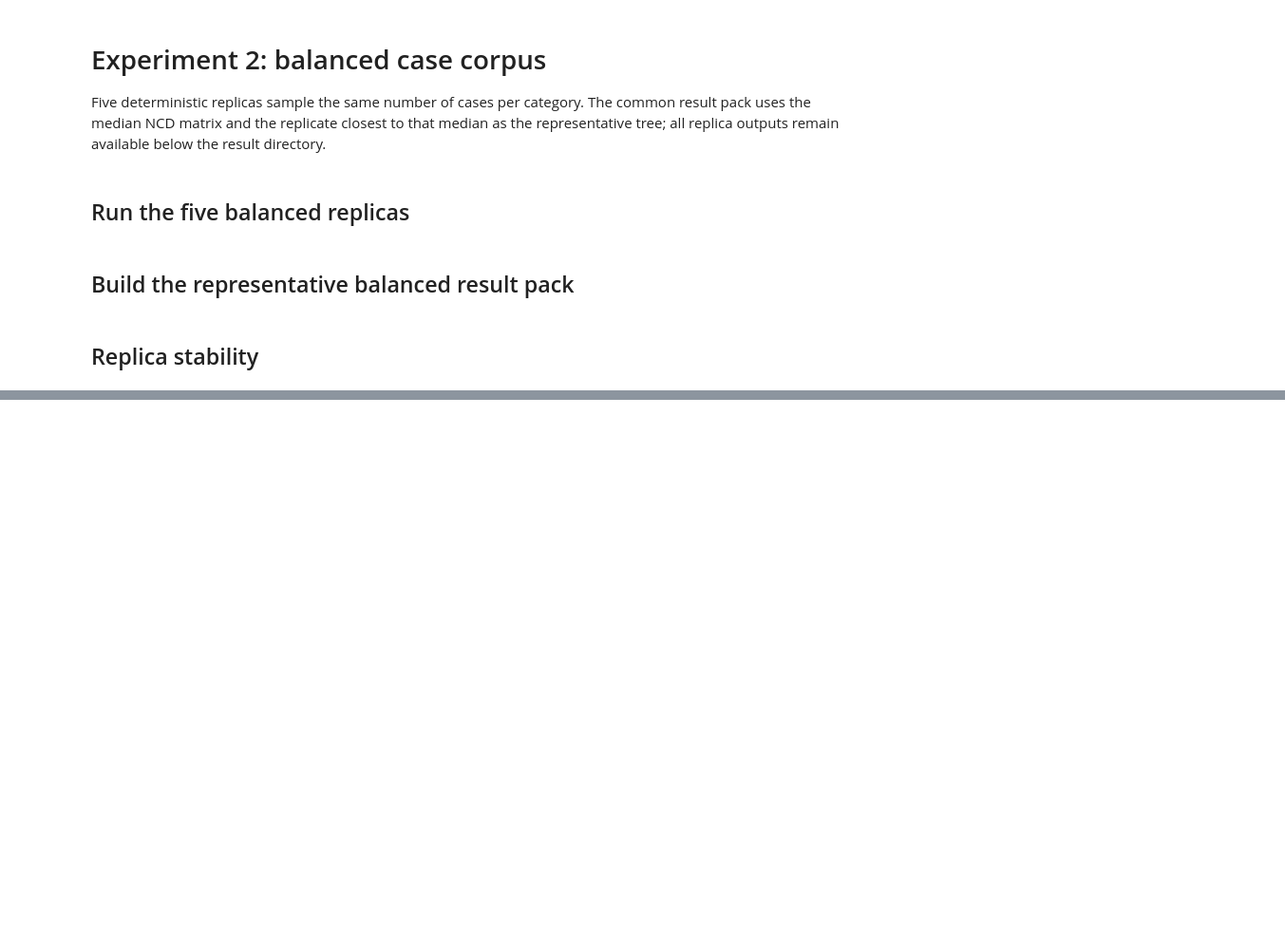
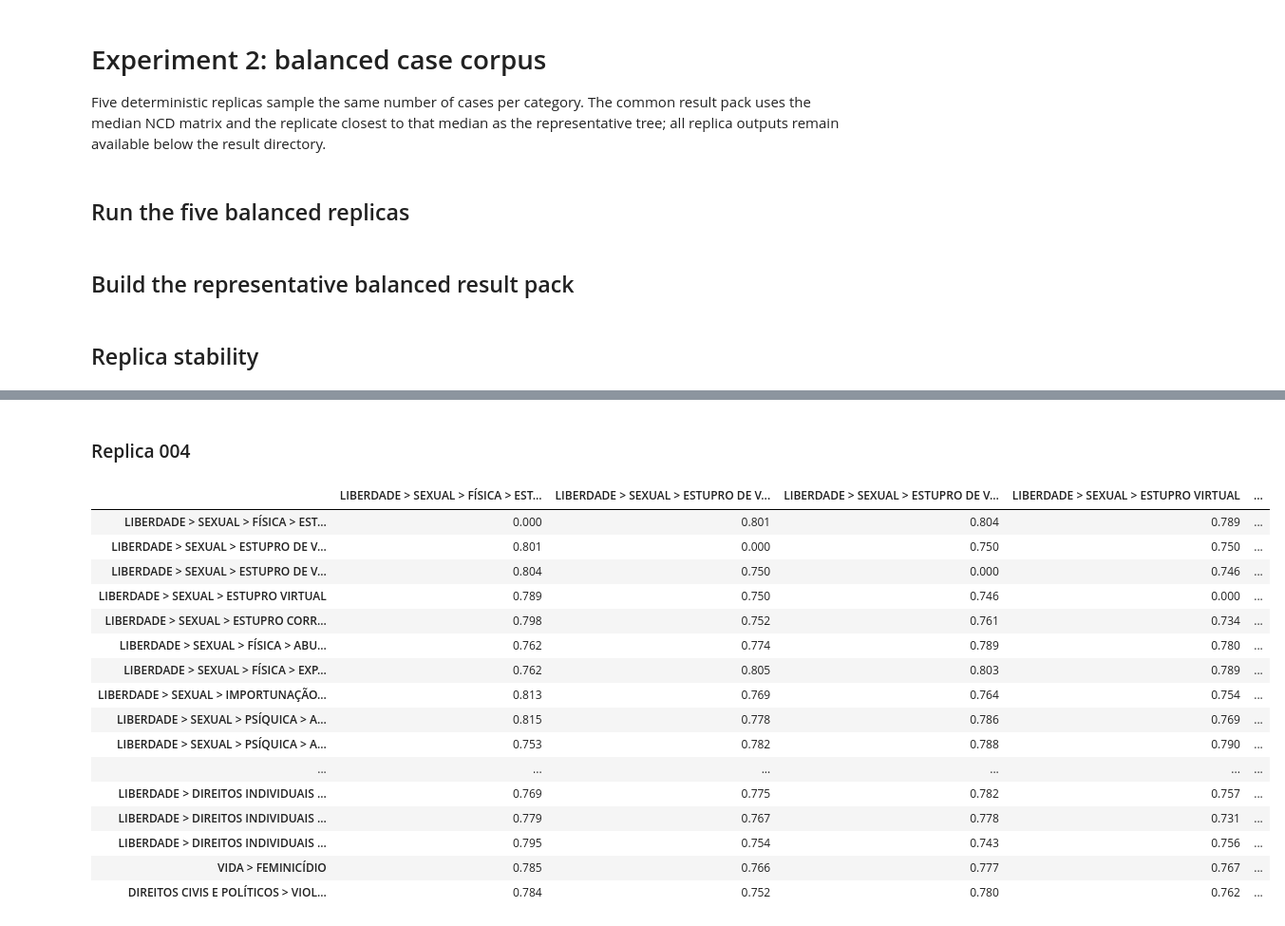
Before and after one commit to rckbrcls/data-mining, a Jupyter notebook: hypotheses/violence_against_women/notebooks/02_experiment_case_balanced.ipynb, the cells around one changed output, grey strips where cells are left out. Shown at 95% size. Drawn from its saved outputs; the diff is of its cells as text; code cells hidden in the pictures; blank space fills up the shorter version.

```diff
--- a/hypotheses/violence_against_women/notebooks/02_experiment_case_balanced.ipynb
+++ b/hypotheses/violence_against_women/notebooks/02_experiment_case_balanced.ipynb
@@ -254,0 +353,31 @@ display(SVG(filename=str(balanced_output / "tree.svg")))
+# %% [markdown]
+### Replica 004
+# %%
+matrix_path = RESULTS_ROOT / "case_balanced" / "replicates" / "replicate-004" / "distance-matrix.csv"
+if not matrix_path.is_file():
+    raise FileNotFoundError(f"Missing saved distance matrix: {matrix_path}")
+distance_matrix = pd.read_csv(matrix_path, index_col=0)
+if (
+    distance_matrix.index.tolist() != category_order
+    or distance_matrix.columns.tolist() != category_order
+):
+    raise ValueError(f"Unexpected category order in {matrix_path}")
+display(distance_matrix.style.format(precision=3))
+# %% [output]
+|  | LIBERDADE > SEXUAL > FÍSICA > EST... | LIBERDADE > SEXUAL > ESTUPRO DE V... | LIBERDADE > SEXUAL > ESTUPRO DE V... | LIBERDADE > SEXUAL > ESTUPRO VIRTUAL | ... |
+| LIBERDADE > SEXUAL > FÍSICA > EST... | 0.000 | 0.801 | 0.804 | 0.789 | ... |
+| LIBERDADE > SEXUAL > ESTUPRO DE V... | 0.801 | 0.000 | 0.750 | 0.750 | ... |
+| LIBERDADE > SEXUAL > ESTUPRO DE V... | 0.804 | 0.750 | 0.000 | 0.746 | ... |
+| LIBERDADE > SEXUAL > ESTUPRO VIRTUAL | 0.789 | 0.750 | 0.746 | 0.000 | ... |
+| LIBERDADE > SEXUAL > ESTUPRO CORR... | 0.798 | 0.752 | 0.761 | 0.734 | ... |
+| LIBERDADE > SEXUAL > FÍSICA > ABU... | 0.762 | 0.774 | 0.789 | 0.780 | ... |
+| LIBERDADE > SEXUAL > FÍSICA > EXP... | 0.762 | 0.805 | 0.803 | 0.789 | ... |
+| LIBERDADE > SEXUAL > IMPORTUNAÇÃO... | 0.813 | 0.769 | 0.764 | 0.754 | ... |
+| LIBERDADE > SEXUAL > PSÍQUICA > A... | 0.815 | 0.778 | 0.786 | 0.769 | ... |
+| LIBERDADE > SEXUAL > PSÍQUICA > A... | 0.753 | 0.782 | 0.788 | 0.790 | ... |
+| ... | ... | ... | ... | ... | ... |
+| LIBERDADE > DIREITOS INDIVIDUAIS ... | 0.769 | 0.775 | 0.782 | 0.757 | ... |
+| LIBERDADE > DIREITOS INDIVIDUAIS ... | 0.779 | 0.767 | 0.778 | 0.731 | ... |
+| LIBERDADE > DIREITOS INDIVIDUAIS ... | 0.795 | 0.754 | 0.743 | 0.756 | ... |
+| VIDA > FEMINICÍDIO | 0.785 | 0.766 | 0.777 | 0.767 | ... |
+| DIREITOS CIVIS E POLÍTICOS > VIOL... | 0.784 | 0.752 | 0.780 | 0.762 | ... |
```
Also changed, not shown: parts of 11 cells of this notebook, 4 other files.
